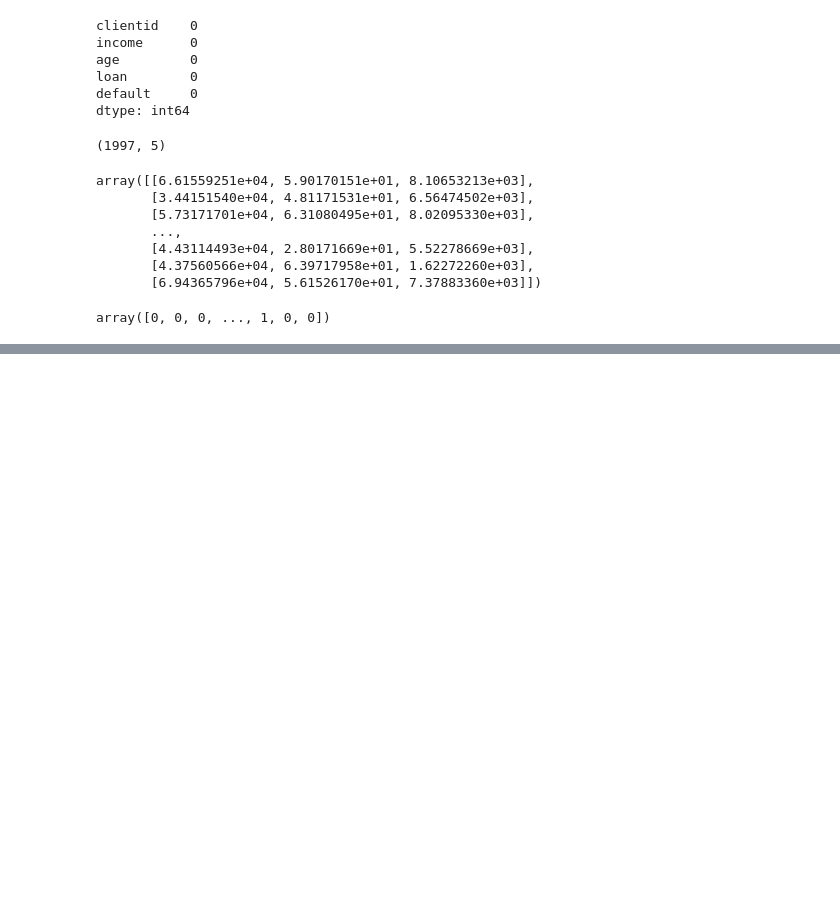
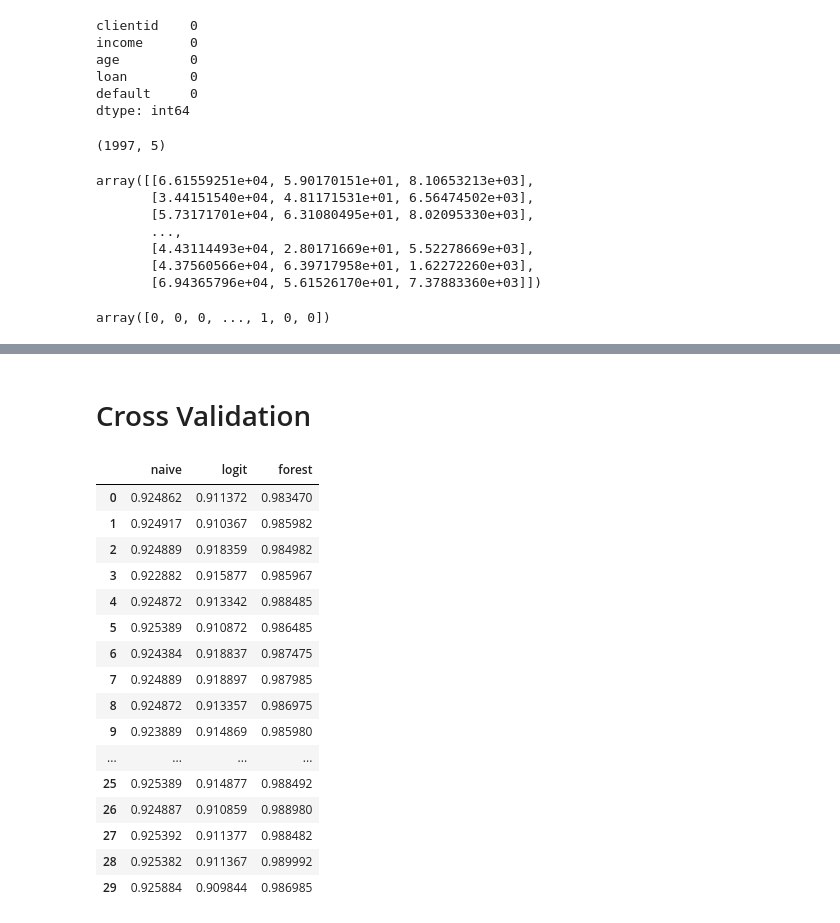
Before and after one commit to MpRonald/Machine-Learning, a Jupyter notebook: Test_Classifiers_Algorithm.ipynb, the cells around one changed output, grey strips where cells are left out. Drawn from its saved outputs; the diff is of its cells as text; code cells hidden in the pictures; blank space fills up the shorter version.

```diff
--- a/Test_Classifiers_Algorithm.ipynb
+++ b/Test_Classifiers_Algorithm.ipynb
@@ -132,0 +133,2 @@ sns.lineplot(data=dataset, palette="tab10", linewidth=2.5)
+# %% [markdown]
+# Cross Validation
@@ -132,0 +157,20 @@ sns.lineplot(data=dataset, palette="tab10", linewidth=2.5)
+# %%
+dataset
+# %% [output]
+|  | naive | logit | forest |
+| 0 | 0.924862 | 0.911372 | 0.983470 |
+| 1 | 0.924917 | 0.910367 | 0.985982 |
+| 2 | 0.924889 | 0.918359 | 0.984982 |
+| 3 | 0.922882 | 0.915877 | 0.985967 |
+| 4 | 0.924872 | 0.913342 | 0.988485 |
+| 5 | 0.925389 | 0.910872 | 0.986485 |
+| 6 | 0.924384 | 0.918837 | 0.987475 |
+| 7 | 0.924889 | 0.918897 | 0.987985 |
+| 8 | 0.924872 | 0.913357 | 0.986975 |
+| 9 | 0.923889 | 0.914869 | 0.985980 |
+| ... | ... | ... | ... |
+| 25 | 0.925389 | 0.914877 | 0.988492 |
+| 26 | 0.924887 | 0.910859 | 0.988980 |
+| 27 | 0.925392 | 0.911377 | 0.988482 |
+| 28 | 0.925382 | 0.911367 | 0.989992 |
+| 29 | 0.925884 | 0.909844 | 0.986985 |
```
Also changed, not shown: parts of 8 cells of this notebook.
